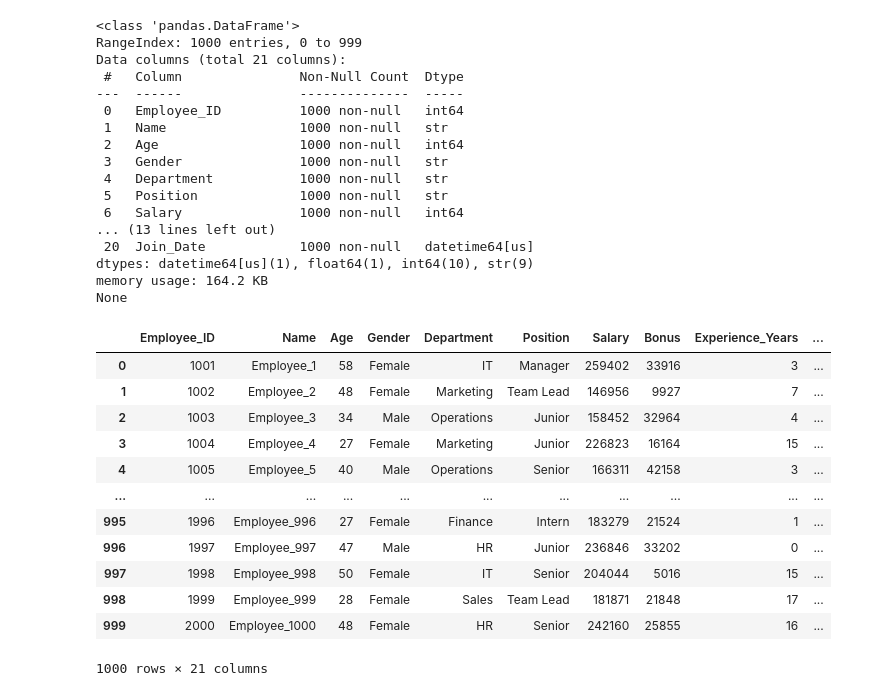
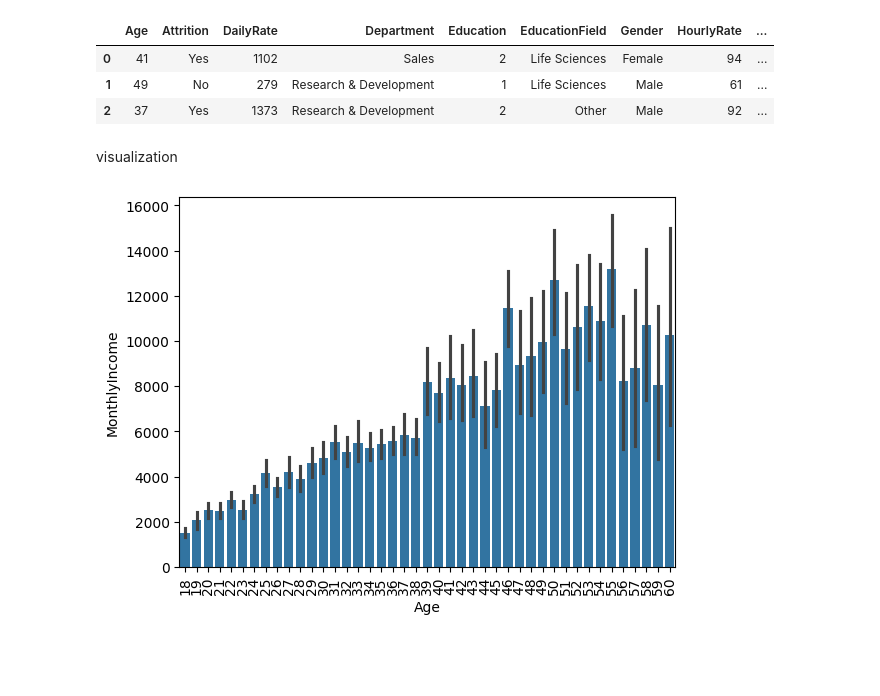
Before and after one commit to adnansaqib180-bit/Salary-Predictor-Regression, a Jupyter notebook: hr_data.ipynb, the cells around one changed output. Saved outputs shown, nothing was run; the diff lists cells and outputs as text; code cells hidden in the pictures; blank space fills up the shorter version.

```diff
--- a/hr_data.ipynb
+++ b/hr_data.ipynb
@@ -6,37 +0,0 @@ import matplotlib.pyplot as plt
-# %%
-df = pd.read_excel(r'C:\Users\USER\OneDrive\hr_data 1.xlsx')
-print(df.info())
-# %% [output]
-<class 'pandas.DataFrame'>
-RangeIndex: 1000 entries, 0 to 999
-Data columns (total 21 columns):
- #   Column               Non-Null Count  Dtype
----  ------               --------------  -----
- 0   Employee_ID          1000 non-null   int64
- 1   Name                 1000 non-null   str
- 2   Age                  1000 non-null   int64
- 3   Gender               1000 non-null   str
- 4   Department           1000 non-null   str
- 5   Position             1000 non-null   str
- 6   Salary               1000 non-null   int64
-... (13 lines left out)
- 20  Join_Date            1000 non-null   datetime64[us]
-dtypes: datetime64[us](1), float64(1), int64(10), str(9)
-memory usage: 164.2 KB
-None
-# %%
-df.drop_duplicates()
-# %% [output]
-|  | Employee_ID | Name | Age | Gender | Department | Position | Salary | Bonus | Experience_Years | ... |
-| 0 | 1001 | Employee_1 | 58 | Female | IT | Manager | 259402 | 33916 | 3 | ... |
-| 1 | 1002 | Employee_2 | 48 | Female | Marketing | Team Lead | 146956 | 9927 | 7 | ... |
-| 2 | 1003 | Employee_3 | 34 | Male | Operations | Junior | 158452 | 32964 | 4 | ... |
-| 3 | 1004 | Employee_4 | 27 | Female | Marketing | Junior | 226823 | 16164 | 15 | ... |
-| 4 | 1005 | Employee_5 | 40 | Male | Operations | Senior | 166311 | 42158 | 3 | ... |
-| ... | ... | ... | ... | ... | ... | ... | ... | ... | ... | ... |
-| 995 | 1996 | Employee_996 | 27 | Female | Finance | Intern | 183279 | 21524 | 1 | ... |
-| 996 | 1997 | Employee_997 | 47 | Male | HR | Junior | 236846 | 33202 | 0 | ... |
-| 997 | 1998 | Employee_998 | 50 | Female | IT | Senior | 204044 | 5016 | 15 | ... |
-| 998 | 1999 | Employee_999 | 28 | Female | Sales | Team Lead | 181871 | 21848 | 17 | ... |
-| 999 | 2000 | Employee_1000 | 48 | Female | HR | Senior | 242160 | 25855 | 16 | ... |
-1000 rows × 21 columns
@@ -43 +12,20 @@ df.drop_duplicates()
+# %%
+df = pd.read_csv('new_hr.csv')
+df = df.drop(columns=['EmployeeCount','YearsInCurrentRole','YearsWithCurrManager','PercentSalaryHike','BusinessTravel','JobSatisfaction','WorkLifeBalance','Over18','EnvironmentSatisfaction','MaritalStatus','EmployeeNumber','RelationshipSatisfaction','DistanceFromHome','StockOptionLevel','StandardHours'])
+df.drop_duplicates()
+df.head(3)
+# %% [output]
+|  | Age | Attrition | DailyRate | Department | Education | EducationField | Gender | HourlyRate | ... |
+| 0 | 41 | Yes | 1102 | Sales | 2 | Life Sciences | Female | 94 | ... |
+| 1 | 49 | No | 279 | Research & Development | 1 | Life Sciences | Male | 61 | ... |
+| 2 | 37 | Yes | 1373 | Research & Development | 2 | Other | Male | 92 | ... |
+# %% [markdown]
+visualization
+# %%
+sns.barplot(x= df['Age'],y=df['MonthlyIncome'])
+import matplotlib.pyplot as plt
+plt.xticks(rotation = 90)
+plt.show()
+# %% [output]
+[figure, added]
 # %%
```
Also changed, not shown: parts of 21 cells of this notebook.
